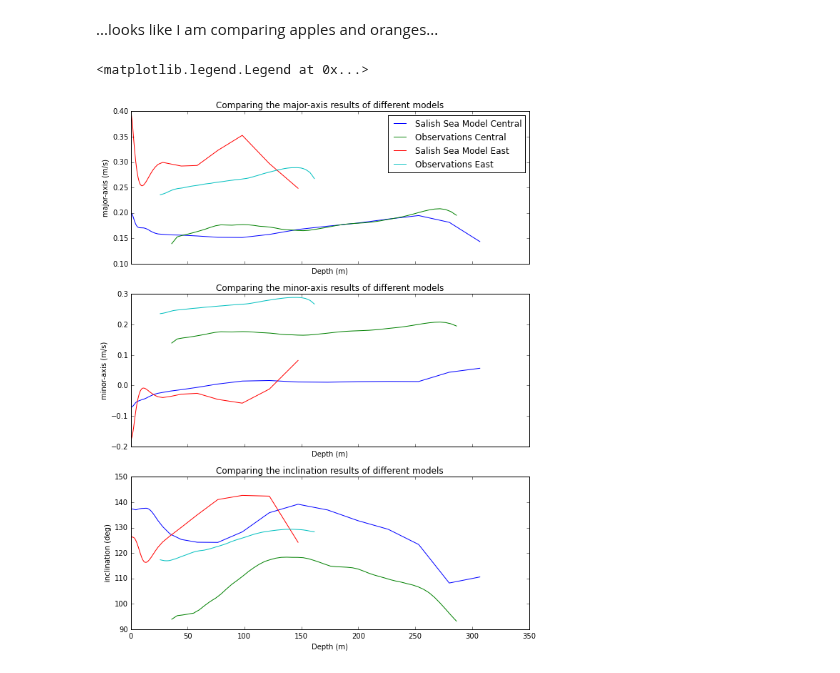
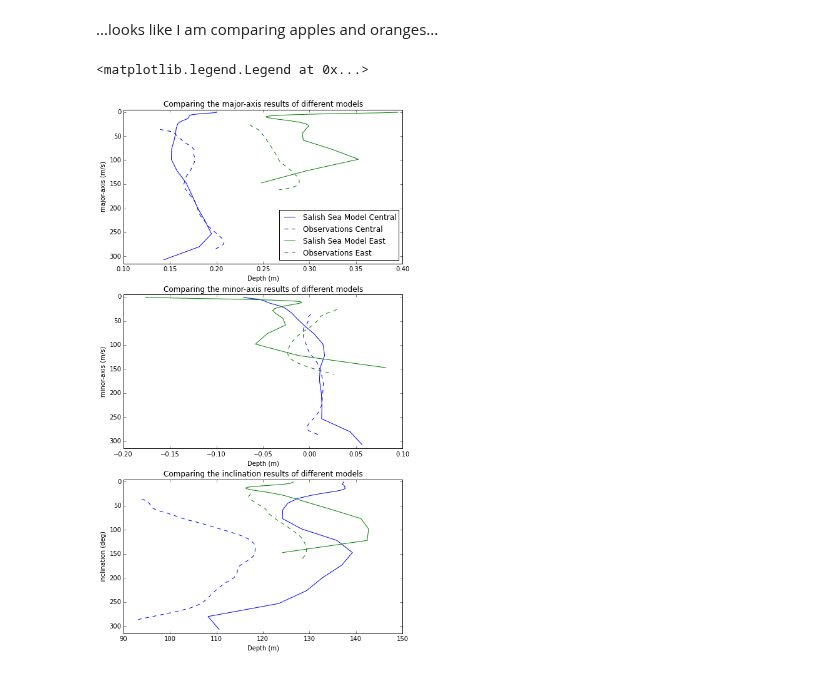
Before and after one commit to SalishSeaCast/analysis, a Jupyter notebook: Muriel/TidalEllipsesComparisons.ipynb, the cells around one changed output. Drawn from its saved outputs; the diff is of its cells as text; code cells hidden in the pictures.

Commit message:
make line plot comparison clearer

```diff
--- a/Muriel/TidalEllipsesComparisons.ipynb
+++ b/Muriel/TidalEllipsesComparisons.ipynb
@@ -38,11 +38,11 @@ runname1 = '{}_{}_{}_Central'.format(t_o, t_f, 'h')
 runname2 = '{}_{}_{}_East'.format(t_o, t_f, 'h')
 
 #Only importing M2 parameters
-cols=np.arange(0,4)
+cols=np.arange(0,5)
 
 df1 = pd.read_csv(runname1+'.csv', usecols=cols)
 df2 = pd.read_csv(runname2+'.csv', usecols=cols)
 
 cen = df1.as_matrix()
 east = df2.as_matrix()
-cen.shape
+print
@@ -509,21 +506,23 @@ ax.set_xlabel('Model Output | ADCP Observations')
 count = np.arange(0,2)
 parameter = ['major-axis', 'minor-axis', 'inclination']
 unit = ['m/s','m/s','deg']
-central[1:3,:] = central[1:2,:]/100
-eastobs[1:3,:] = eastobs[1:2,:]/100
+central[1:3,:] = central[1:3,:]/100
+eastobs[1:3,:] = eastobs[1:3,:]/100
 # %%
-fig, (ax0, ax1, ax2)= plt.subplots(3,1,figsize=(10,13), sharex=True)
+fig, (ax0, ax1, ax2)= plt.subplots(3,1,figsize=(8,15))
 
 for ax , k, par, u in zip([ax0, ax1, ax2], np.arange(1,4), parameter, unit):
-    ax.plot(cen[:-4,0],cen[:-4,k], '-', label='Salish Sea Model Central')
-    ax.plot(central[0,:], central[k,:], '-', label='Observations Central')
-    ax.plot(east[:-10,0],east[:-10,k], '-', label='Salish Sea Model East')
-    ax.plot(eastobs[0,:], eastobs[k,:], '-', label='Observations East')
+    ax.plot(cen[:-4,k],cen[:-4,0], '-b', label='Salish Sea Model Central')
+    ax.plot( central[k,:],central[0,:], '--b', label='Observations Central')
+    ax.plot(east[:-10,k], east[:-10,0],'-g', label='Salish Sea Model East')
+    ax.plot( eastobs[k,:],eastobs[0,:], '--g', label='Observations East')
 
     ax.set_title('Comparing the {} results of different models'.format(par))
     ax.set_xlabel('Depth (m)')
     ax.set_ylabel('{} ({})'.format(par,u))
-ax0.legend()
+    ax.set_ylim([-5, 315])
+    ax.invert_yaxis()
+ax0.legend(loc=0)
 # %% [output]
 <matplotlib.legend.Legend at 0x...>
-[figure, old version]
+[figure, new version]
```
Also changed, not shown: parts of 3 cells of this notebook.
